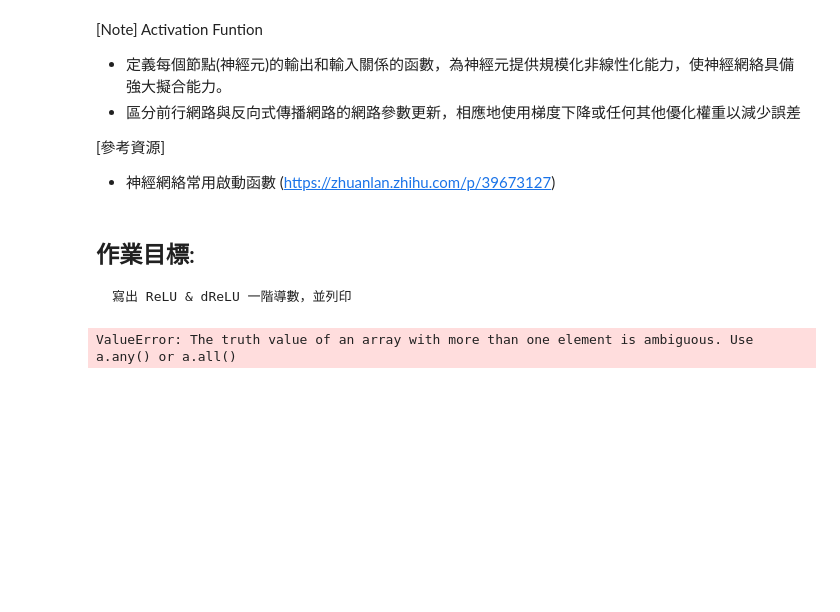
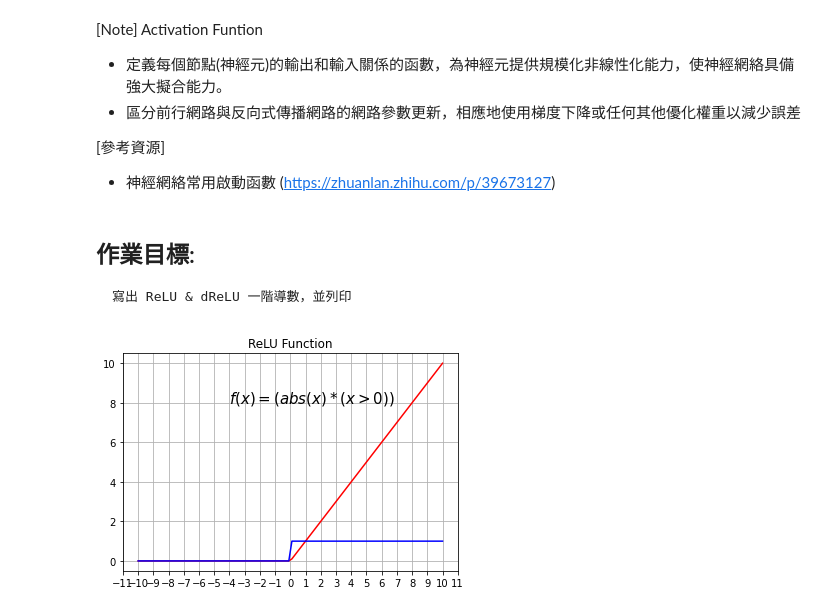
Before and after one commit to wmhou71/4th-ML100days, a Jupyter notebook: homework/Day_072_Activation_function_HW.ipynb, the cells around one changed output. Cells and saved outputs as stored; diff of their text form; code cells hidden in the pictures; blank space fills up the shorter version.

```diff
--- a/homework/Day_072_Activation_function_HW.ipynb
+++ b/homework/Day_072_Activation_function_HW.ipynb
@@ -112,41 +112,41 @@ plt.show()
 # %%
 import numpy as np
 from numpy import *
 import matplotlib.pylab as plt
 %matplotlib inline
 
-#Sigmoid 數學函數表示方式
-#sigmoid = lambda x: 1 / (1 + np.exp(-x))
+#ReLU 數學函數表示方式
+#ReLU = lambda x:x if x>0 else 0 (abs(x) * (x > 0))
 def relu(x):
-    if x<0: return 0
-    else: return x
+    return abs(x) * (x > 0)
 
-#Sigmoid 微分
+#ReLU 微分
 def drelu(x):
-    if x>0: return 1;
-    return (0)
+    return (1 * (x > 0))
 
 # linespace generate an array from start and stop value
 # with requested number of elements. Example 10 elements or 100 elements.
-x = plt.linspace(-5,5,100)
+x = plt.linspace(-10,10,100)
 
 # prepare the plot, associate the color r(ed) or b(lue) and the label
-plt.plot(x, relu(x), 'b', label='linspace(-5,5,10)')
+plt.plot(x, relu(x), 'r')
+plt.plot(x, drelu(x), 'b')
+
 
 # Draw the grid line in background.
 plt.grid()
 
 # 顯現圖示的Title
 plt.title('ReLU Function')
 
 # 顯現 the ReLU formula
-plt.text(4, 0.8, r'$x$', fontsize=15)
+plt.text(-4, 8, r'$f(x)= (abs(x) * (x > 0))$', fontsize=15)
 
 #resize the X and Y axes
 plt.gca().xaxis.set_major_locator(plt.MultipleLocator(1))
 #plt.gca().yaxis.set_major_locator(plt.MultipleLocator(0.1))
 
 # create the graph
 plt.show()
 # %% [output]
-ValueError: The truth value of an array with more than one element is ambiguous. Use a.any() or a.all()
+[figure, added]
```
Also changed, not shown: parts of 1 cell of this notebook.
